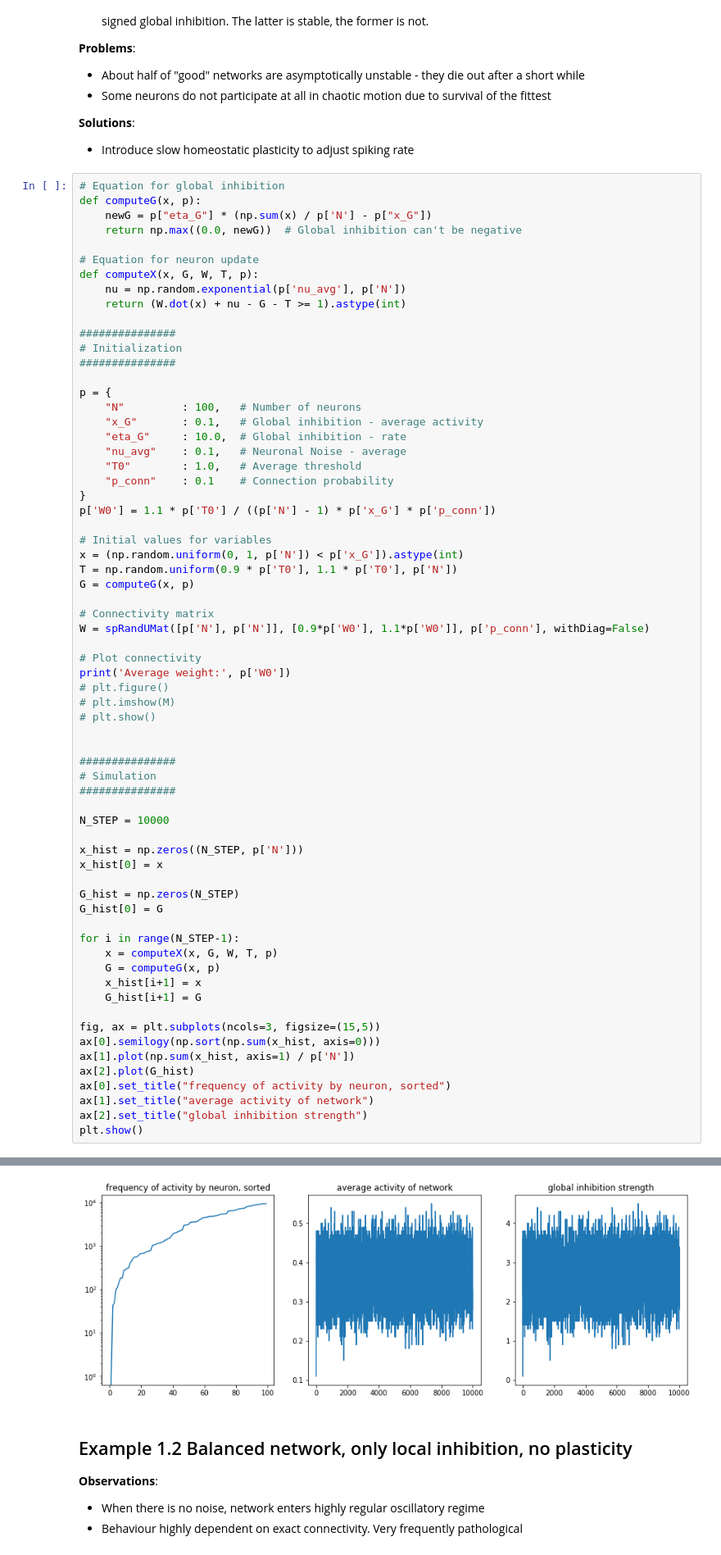
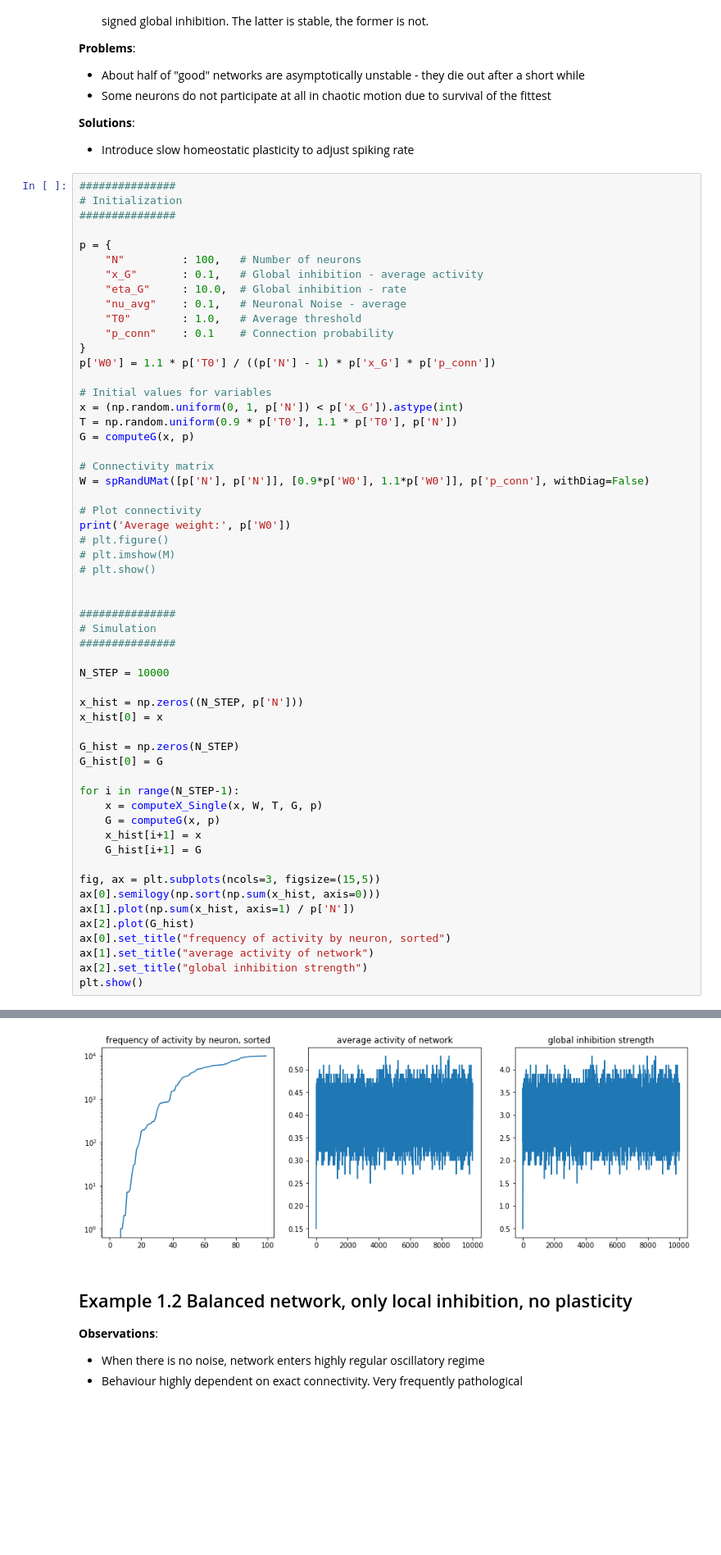
Before and after one commit to aleksejs-fomins/memory-hippo-ca3, a Jupyter notebook: self-contained/reservoir/reservoir-discrete.ipynb, the cells around one changed output, grey strips where cells are left out. Shown: that part at 82% size. Drawn from its saved outputs; the diff is of its cells as text; blank space fills up the shorter version.

```diff
--- a/self-contained/reservoir/reservoir-discrete.ipynb
+++ b/self-contained/reservoir/reservoir-discrete.ipynb
@@ -51,16 +100,6 @@ $$W_0 = \frac{T_0}{(N-1) \alpha_W \alpha_N}$$
 **Solutions**:
 * Introduce slow homeostatic plasticity to adjust spiking rate
 # %%
-# Equation for global inhibition
-def computeG(x, p):
-    newG = p["eta_G"] * (np.sum(x) / p['N'] - p["x_G"])
-    return np.max((0.0, newG))  # Global inhibition can't be negative
-
-# Equation for neuron update
-def computeX(x, G, W, T, p):
-    nu = np.random.exponential(p['nu_avg'], p['N'])
-    return (W.dot(x) + nu - G - T >= 1).astype(int)
-
 ###############
 # Initialization
 ###############
@@ -90,35 +129,35 @@ print('Average weight:', p['W0'])
 # plt.show()
 
 
 ###############
 # Simulation
 ###############
 
 N_STEP = 10000
 
 x_hist = np.zeros((N_STEP, p['N']))
 x_hist[0] = x
 
 G_hist = np.zeros(N_STEP)
 G_hist[0] = G
 
 for i in range(N_STEP-1):
-    x = computeX(x, G, W, T, p)
+    x = computeX_Single(x, W, T, G, p)
     G = computeG(x, p)
     x_hist[i+1] = x
     G_hist[i+1] = G
 
 fig, ax = plt.subplots(ncols=3, figsize=(15,5))
 ax[0].semilogy(np.sort(np.sum(x_hist, axis=0)))
 ax[1].plot(np.sum(x_hist, axis=1) / p['N'])
 ax[2].plot(G_hist)
 ax[0].set_title("frequency of activity by neuron, sorted")
 ax[1].set_title("average activity of network")
 ax[2].set_title("global inhibition strength")
 plt.show()
 # %% [output]
 Average weight: 1.1111111111111112
-[figure, old version]
+[figure, new version]
 # %% [markdown]
 ## Example 1.2 Balanced network, only local inhibition, no plasticity
 
```
Also changed, not shown: parts of 13 cells of this notebook.
